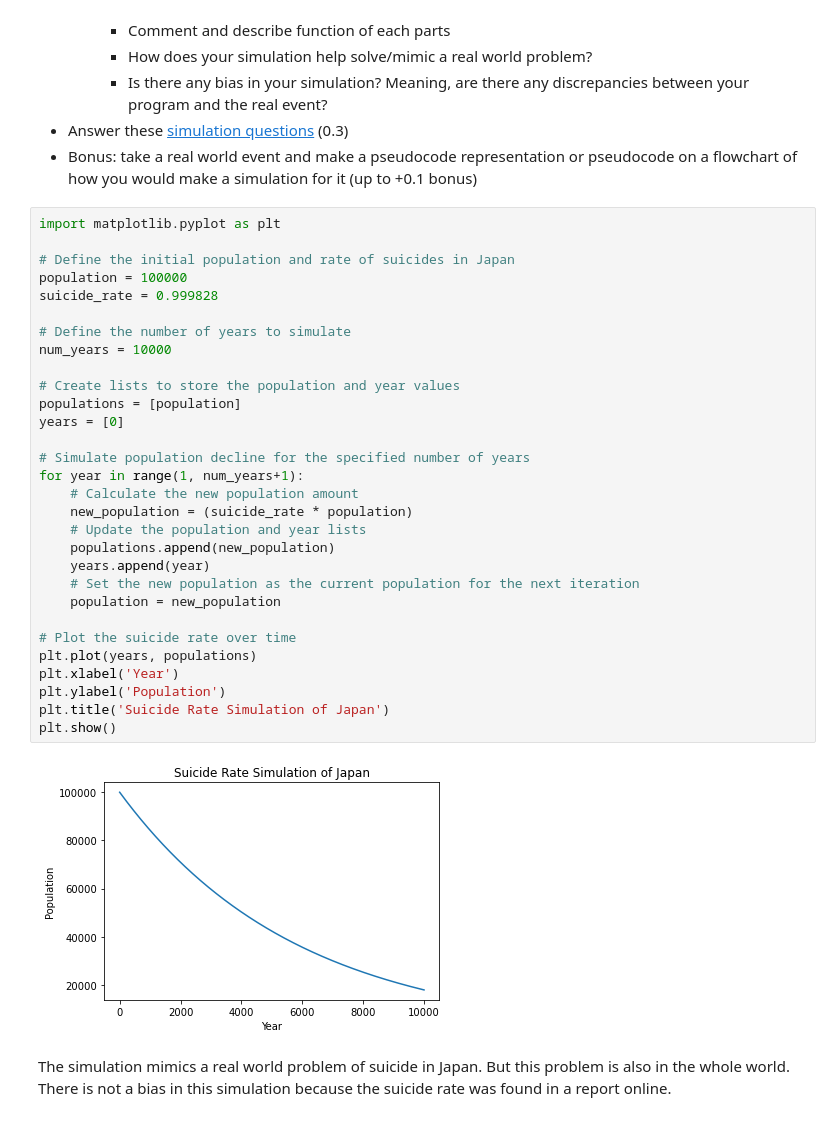
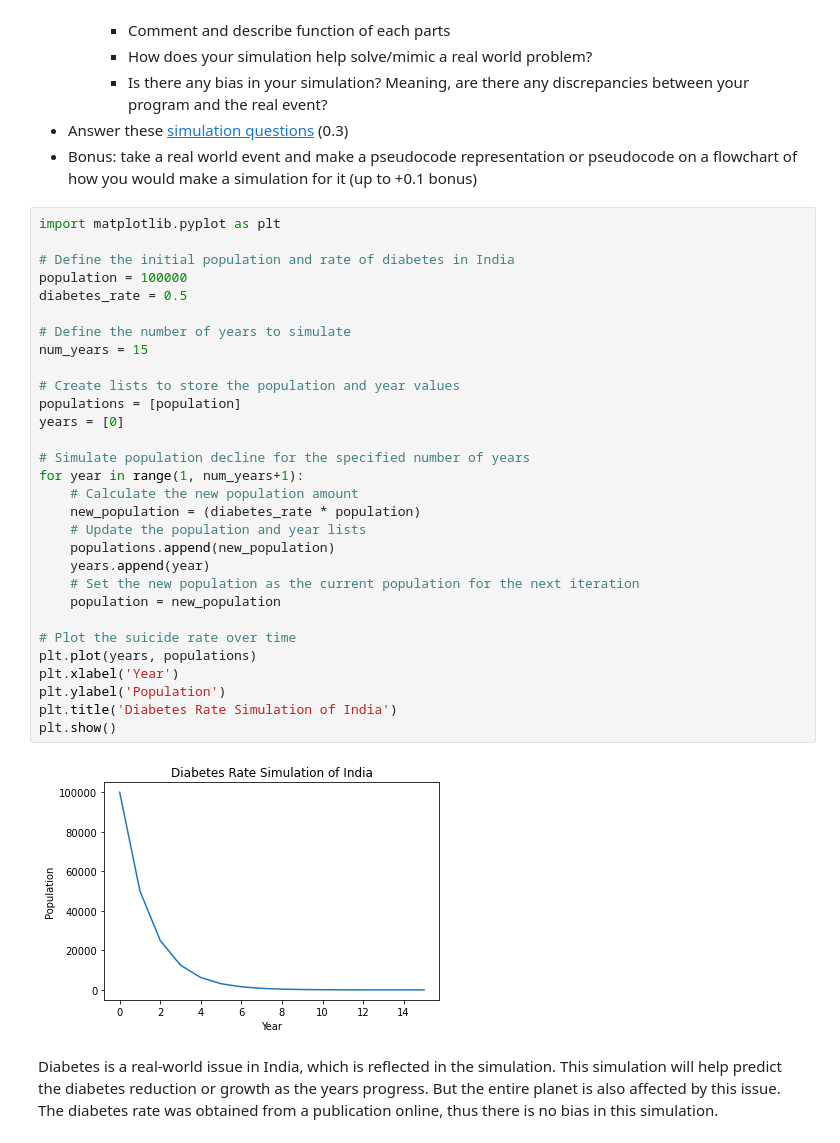
Before and after one commit to NavanYatavelli/fastpages, a Jupyter notebook: _notebooks/2023-04-25-P3M-Simulations.ipynb, the cells around one changed output. Cells and saved outputs as stored; diff of their text form.

Commit message:
Simulations

```diff
--- a/_notebooks/2023-04-25-P3M-Simulations.ipynb
+++ b/_notebooks/2023-04-25-P3M-Simulations.ipynb
@@ -317,37 +322,37 @@ How does this simulation have bias? too simplified and does not check for abnorm
 # %%
 import matplotlib.pyplot as plt
 
-# Define the initial population and rate of suicides in Japan
+# Define the initial population and rate of diabetes in India
 population = 100000
-suicide_rate = 0.999828
+diabetes_rate = 0.5
 
 # Define the number of years to simulate
-num_years = 10000
+num_years = 15
 
 # Create lists to store the population and year values
 populations = [population]
 years = [0]
 
 # Simulate population decline for the specified number of years
 for year in range(1, num_years+1):
     # Calculate the new population amount
-    new_population = (suicide_rate * population)
+    new_population = (diabetes_rate * population)
     # Update the population and year lists
     populations.append(new_population)
     years.append(year)
     # Set the new population as the current population for the next iteration
     population = new_population
 
 # Plot the suicide rate over time
 plt.plot(years, populations)
 plt.xlabel('Year')
 plt.ylabel('Population')
-plt.title('Suicide Rate Simulation of Japan')
+plt.title('Diabetes Rate Simulation of India')
 plt.show()
 # %% [output]
-[figure, old version]
+[figure, new version]
-# %% [markdown]
-The simulation mimics a real world problem of suicide in Japan. But this problem is also in the whole world.
-There is not a bias in this simulation because the suicide rate was found in a report online.
+# %% [markdown]
+Diabetes is a real-world issue in India, which is reflected in the simulation. This simulation will help predict the diabetes reduction or growth as the years progress. But the entire planet is also affected by this issue.
+The diabetes rate was obtained from a publication online, thus there is no bias in this simulation.
 # %% [markdown]
 ### Simulation Questions
```
Also changed, not shown: parts of 7 cells of this notebook, 2 other files.
